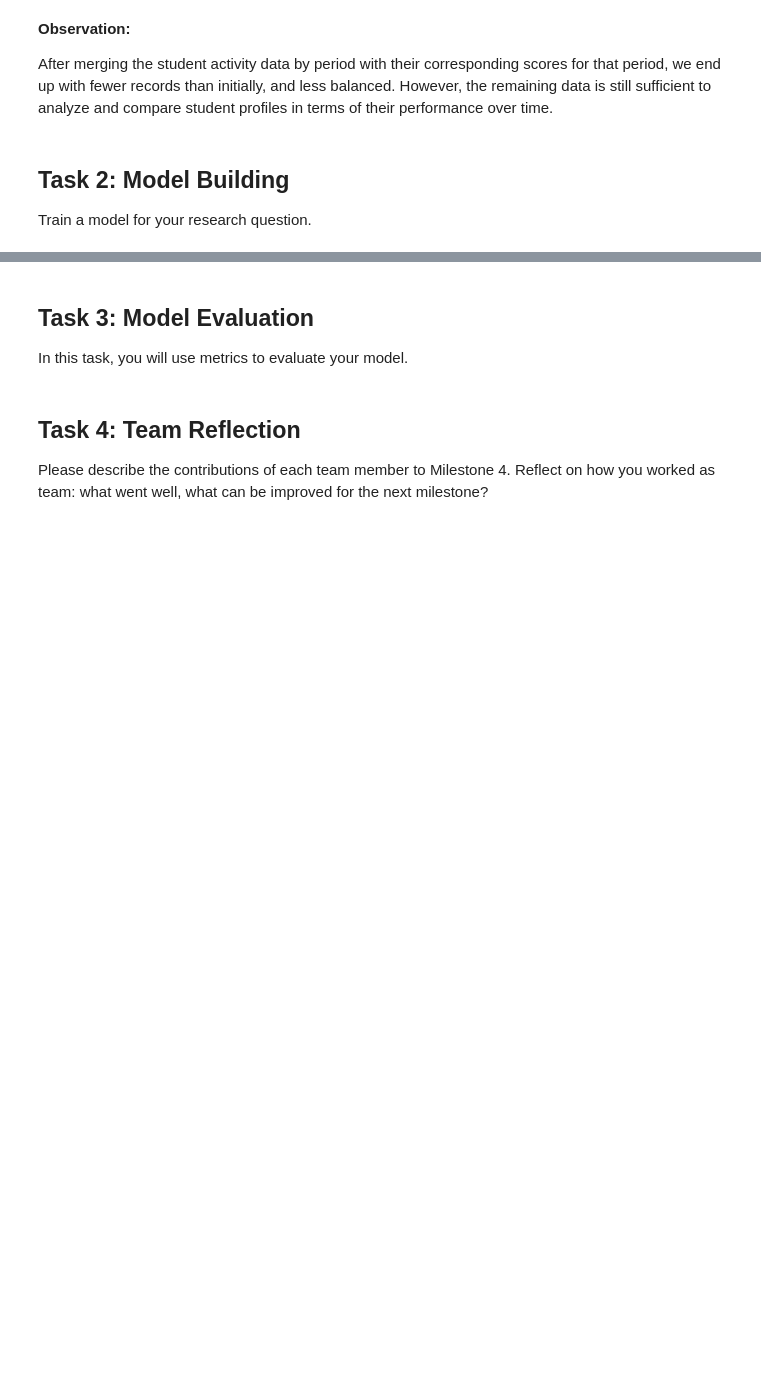
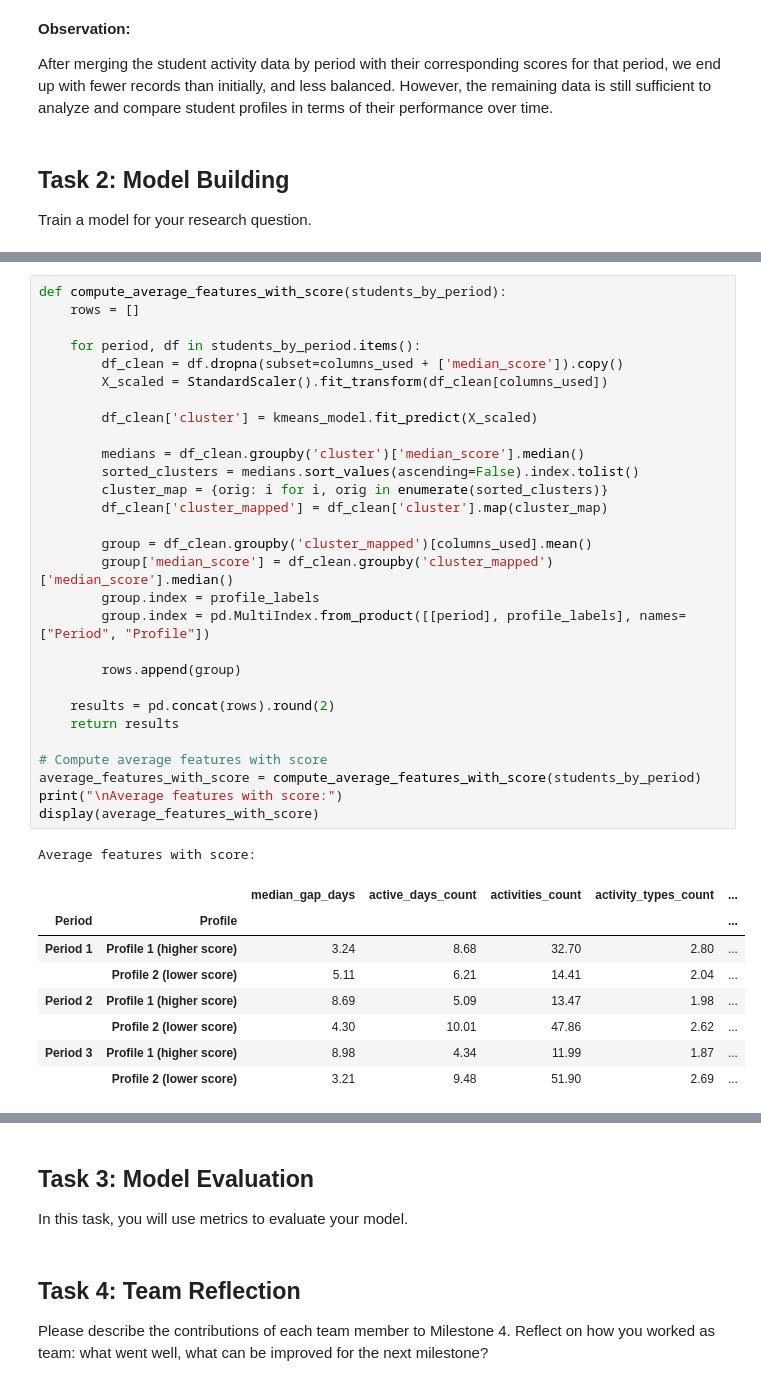
Before and after one commit to malenraychev/BigMMMBehaviour, a Jupyter notebook: m7_RQ2_MMM.ipynb, the cells around one changed output, grey strips where cells are left out. Drawn from its saved outputs; the diff is of its cells as text; blank space fills up the shorter version.

```diff
--- a/m7_RQ2_MMM.ipynb
+++ b/m7_RQ2_MMM.ipynb
@@ -803,0 +687,39 @@ TODO
+# %%
+def compute_average_features_with_score(students_by_period):
+    rows = []
+
+    for period, df in students_by_period.items():
+        df_clean = df.dropna(subset=columns_used + ['median_score']).copy()
+        X_scaled = StandardScaler().fit_transform(df_clean[columns_used])
+
+        df_clean['cluster'] = kmeans_model.fit_predict(X_scaled)
+
+        medians = df_clean.groupby('cluster')['median_score'].median()
+        sorted_clusters = medians.sort_values(ascending=False).index.tolist()
+        cluster_map = {orig: i for i, orig in enumerate(sorted_clusters)}
+        df_clean['cluster_mapped'] = df_clean['cluster'].map(cluster_map)
+
+        group = df_clean.groupby('cluster_mapped')[columns_used].mean()
+        group['median_score'] = df_clean.groupby('cluster_mapped')['median_score'].median()
+        group.index = profile_labels
+        group.index = pd.MultiIndex.from_product([[period], profile_labels], names=["Period", "Profile"])
+
+        rows.append(group)
+
+    results = pd.concat(rows).round(2)
+    return results
+
+# Compute average features with score
+average_features_with_score = compute_average_features_with_score(students_by_period)
+print("\nAverage features with score:")
+display(average_features_with_score)
+# %% [output]
+Average features with score:
+|  |  | median_gap_days | active_days_count | activities_count | activity_types_count | ... |
+| Period | Profile |  |  |  |  | ... |
+| Period 1 | Profile 1 (higher score) | 3.24 | 8.68 | 32.70 | 2.80 | ... |
+|  | Profile 2 (lower score) | 5.11 | 6.21 | 14.41 | 2.04 | ... |
+| Period 2 | Profile 1 (higher score) | 8.69 | 5.09 | 13.47 | 1.98 | ... |
+|  | Profile 2 (lower score) | 4.30 | 10.01 | 47.86 | 2.62 | ... |
+| Period 3 | Profile 1 (higher score) | 8.98 | 4.34 | 11.99 | 1.87 | ... |
+|  | Profile 2 (lower score) | 3.21 | 9.48 | 51.90 | 2.69 | ... |
```
Also changed, not shown: parts of 19 cells of this notebook.
